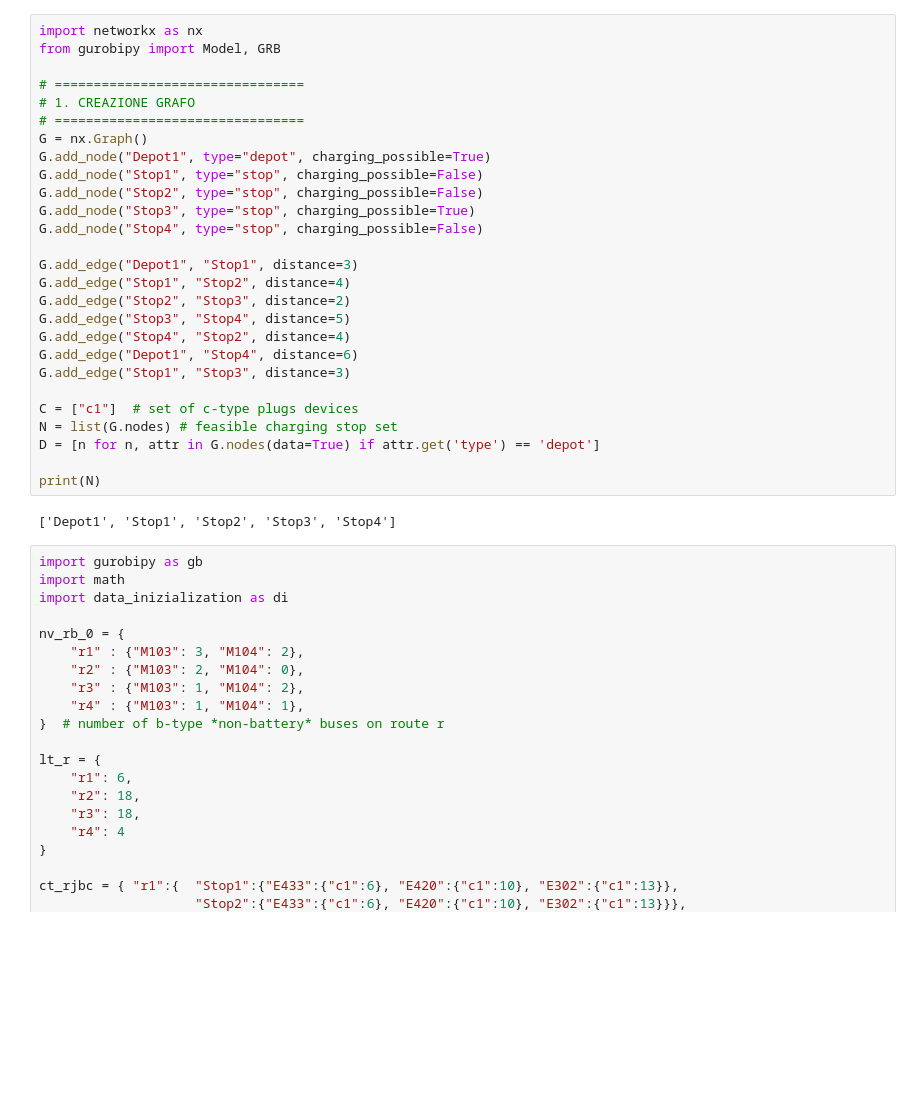
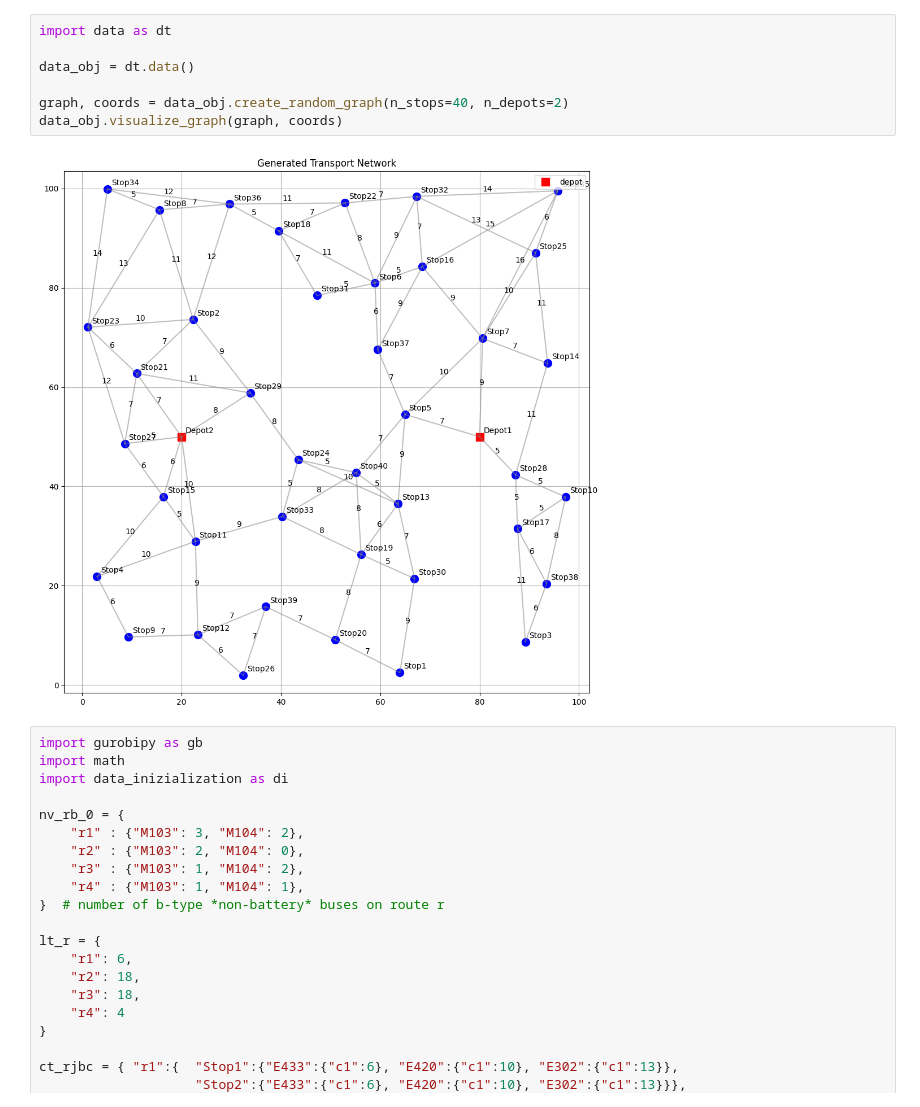
Before and after one commit to loanmir/MathOpt_Paper, a Jupyter notebook: testing.ipynb, the cells around one changed output. Cells and saved outputs as stored; diff of their text form; blank space fills up the shorter version.

Commit message:
fixed random dataset creation until B_r method

```diff
--- a/testing.ipynb
+++ b/testing.ipynb
@@ -1,32 +1,12 @@
 # %%
-import networkx as nx
-from gurobipy import Model, GRB
+import data as dt
 
-# ================================
-# 1. CREAZIONE GRAFO
-# ================================
-G = nx.Graph()
-G.add_node("Depot1", type="depot", charging_possible=True)
-G.add_node("Stop1", type="stop", charging_possible=False)
-G.add_node("Stop2", type="stop", charging_possible=False)
-G.add_node("Stop3", type="stop", charging_possible=True)
-G.add_node("Stop4", type="stop", charging_possible=False)
+data_obj = dt.data()
 
-G.add_edge("Depot1", "Stop1", distance=3)
-G.add_edge("Stop1", "Stop2", distance=4)
-G.add_edge("Stop2", "Stop3", distance=2)
-G.add_edge("Stop3", "Stop4", distance=5)
-G.add_edge("Stop4", "Stop2", distance=4)
-G.add_edge("Depot1", "Stop4", distance=6)
-G.add_edge("Stop1", "Stop3", distance=3)
-
-C = ["c1"]  # set of c-type plugs devices
-N = list(G.nodes) # feasible charging stop set
-D = [n for n, attr in G.nodes(data=True) if attr.get('type') == 'depot']
-
-print(N)
+graph, coords = data_obj.create_random_graph(n_stops=40, n_depots=2)
+data_obj.visualize_graph(graph, coords)
 # %% [output]
-['Depot1', 'Stop1', 'Stop2', 'Stop3', 'Stop4']
+[figure, added]
 # %%
 import gurobipy as gb
 import math
```
Also changed, not shown: 2 other files.
